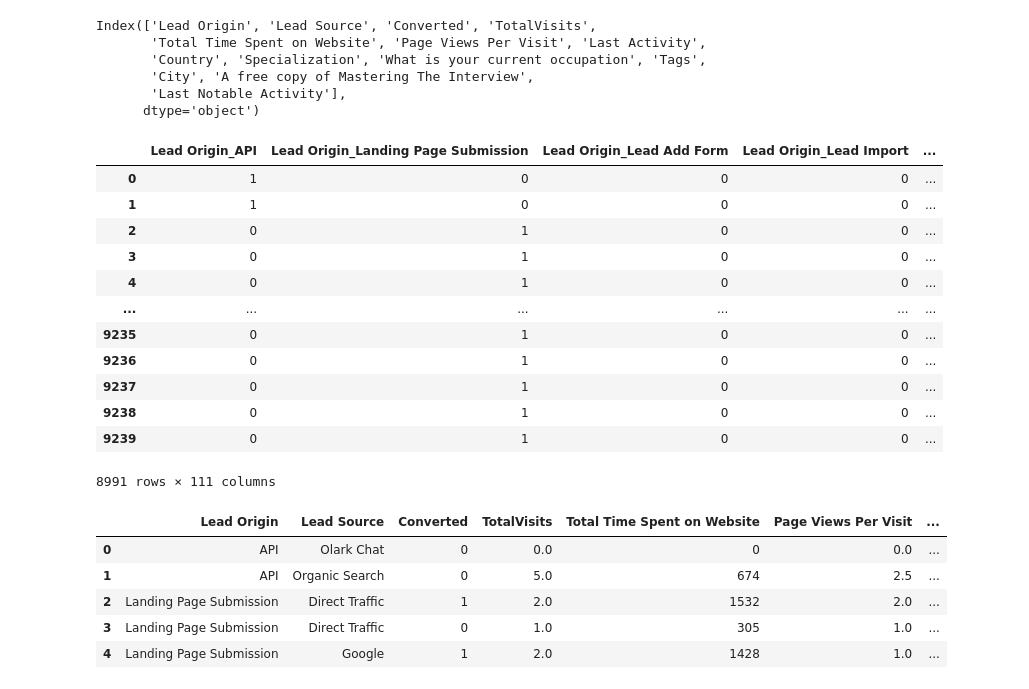
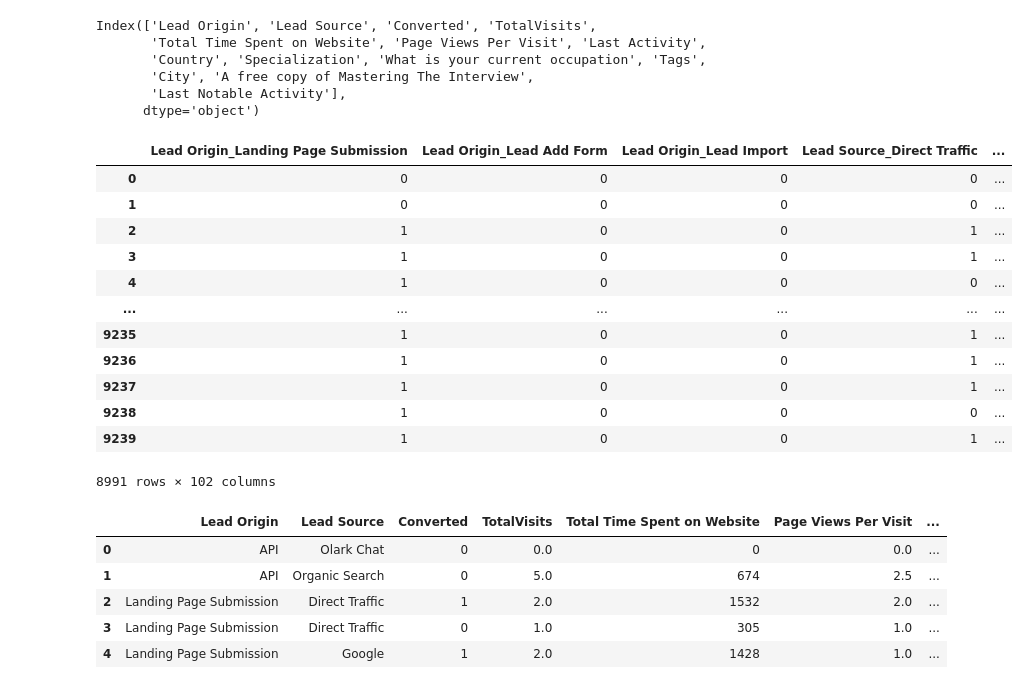
Before and after one commit to agrshuchi/Lead_Score_Case_Study, a Jupyter notebook: Lead_Scoring_Case_Study.ipynb, the cells around one changed output. Cells and saved outputs as stored; diff of their text form; code cells hidden in the pictures.

```diff
--- a/Lead_Scoring_Case_Study.ipynb
+++ b/Lead_Scoring_Case_Study.ipynb
@@ -723,22 +742,22 @@ cat_var = lead[['Lead Origin','Lead Source','Last Activity','Country','Specializ
                 'What is your current occupation','Tags','City','Last Notable Activity']]
 # %%
 # creating dummy variables
-dummy_data = pd.get_dummies(cat_var)
+dummy_data = pd.get_dummies(cat_var,drop_first=True)
 dummy_data
 # %% [output]
-|  | Lead Origin_API | Lead Origin_Landing Page Submission | Lead Origin_Lead Add Form | Lead Origin_Lead Import | ... |
-| 0 | 1 | 0 | 0 | 0 | ... |
-| 1 | 1 | 0 | 0 | 0 | ... |
-| 2 | 0 | 1 | 0 | 0 | ... |
-| 3 | 0 | 1 | 0 | 0 | ... |
-| 4 | 0 | 1 | 0 | 0 | ... |
+|  | Lead Origin_Landing Page Submission | Lead Origin_Lead Add Form | Lead Origin_Lead Import | Lead Source_Direct Traffic | ... |
+| 0 | 0 | 0 | 0 | 0 | ... |
+| 1 | 0 | 0 | 0 | 0 | ... |
+| 2 | 1 | 0 | 0 | 1 | ... |
+| 3 | 1 | 0 | 0 | 1 | ... |
+| 4 | 1 | 0 | 0 | 0 | ... |
 | ... | ... | ... | ... | ... | ... |
-| 9235 | 0 | 1 | 0 | 0 | ... |
-| 9236 | 0 | 1 | 0 | 0 | ... |
-| 9237 | 0 | 1 | 0 | 0 | ... |
-| 9238 | 0 | 1 | 0 | 0 | ... |
-| 9239 | 0 | 1 | 0 | 0 | ... |
+| 9235 | 1 | 0 | 0 | 1 | ... |
+| 9236 | 1 | 0 | 0 | 1 | ... |
+| 9237 | 1 | 0 | 0 | 1 | ... |
+| 9238 | 1 | 0 | 0 | 0 | ... |
+| 9239 | 1 | 0 | 0 | 1 | ... |
-8991 rows × 111 columns
+8991 rows × 102 columns
 # %%
 #Creating a new dataset by concatenating lead dataset and dummy_data
 lead_new = pd.concat([lead, dummy_data],axis=1)
```
Also changed, not shown: parts of 63 cells of this notebook.
